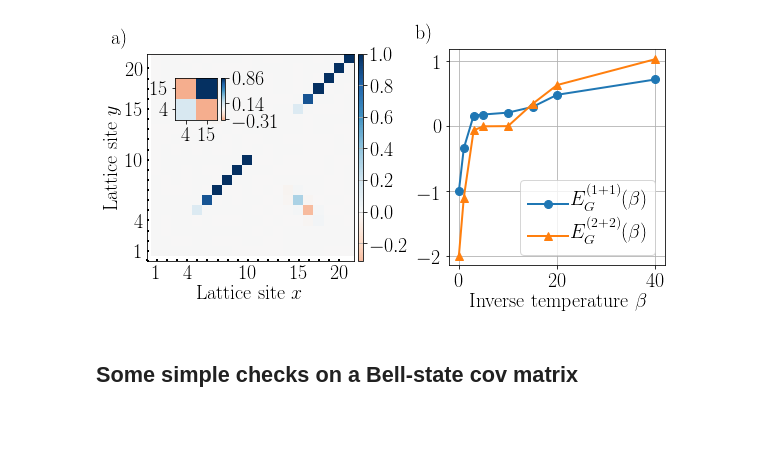
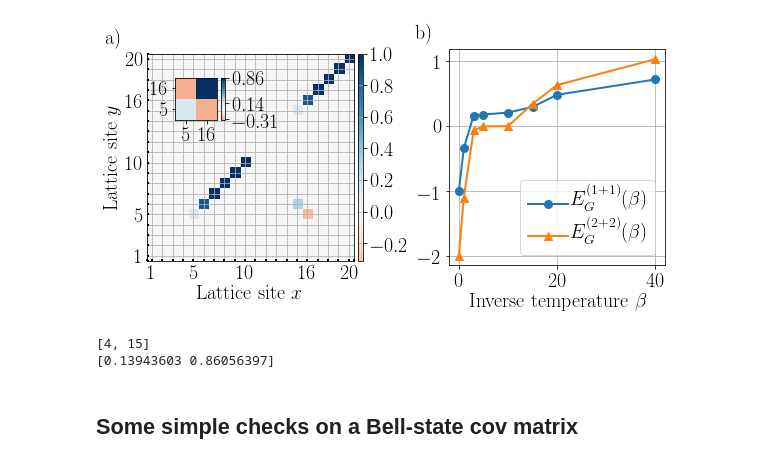
Before and after one commit to marekgluza/HoppingTomography, a Jupyter notebook: hopping_tomography/Entanglement_analysis_thermal.ipynb, the cells around one changed output. Cells and saved outputs as stored; diff of their text form; code cells hidden in the pictures; blank space fills up the shorter version.

Commit message:
fixed index labeling from np.array to lattice sites in the entanglement plot

```diff
--- a/hopping_tomography/Entanglement_analysis_thermal.ipynb
+++ b/hopping_tomography/Entanglement_analysis_thermal.ipynb
@@ -302,46 +302,56 @@ plt.ylim((1,L))
 plt.xlabel( 'Lattice site $x$' )
 plt.ylabel( 'Lattice site $y$' )
 
-ticks = range(L)
-tick_labels = ['']*(L)
+ticks = np.append(0,np.linspace(0.5,L-.5,L))
+ticks = np.append(ticks,L)
+tick_labels = ['']*(len(ticks))
+
 tick_labels[1] = 1
-tick_labels[ab[0]] = ab[0]
-tick_labels[ab[1]] = ab[1]
+tick_labels[ab[0]+1] = ab[0]+1 #these are matrix indices 0..L-1 so translate to lattice sites
+tick_labels[ab[1]+1] = ab[1]+1
+tick_labels[1] = 1
 tick_labels[int(L/2)] = int(L/2)
-tick_labels[-1] = L
-ticks = range(L)
-plt.xticks(np.array(ticks)-L/(L+1)+.5,tick_labels)
-plt.yticks(np.array(ticks)-L/(L+1)+.5,tick_labels)
+tick_labels[-2] = L
+plt.grid()
+plt.xticks(np.array(ticks),tick_labels)
+plt.yticks(np.array(ticks),tick_labels)
 
 plt.tick_params(direction='in', length=2, width=2, colors='k')
 
 divider = make_axes_locatable( ax2 )
 cax_cov_rec = divider.append_axes("right", size="2.5%", pad=0.05)
 
 cbar = plt.colorbar( im_cov_X, cax = cax_cov_rec )
 range_plot = np.max( np.abs( cov_X ) )
 cbar.set_clim( -range_plot, range_plot )
 plt.grid()
 #inset
 inset = fig.add_axes( [ inset_pos_x, inset_pos_y, inset_width, inset_height ] )
 im2 = inset.imshow( cov_sub, extent = [ 1, 2,2, 1], cmap='RdBu', aspect='equal', interpolation = None)
 plt.xlim((1,2))
 plt.ylim((1,2))
-plt.xticks( [1.25,1.75], ab )
-plt.yticks( [1.25,1.75], ab )
+AB = [ a+1 for a in ab ]
+plt.xticks( [1.25,1.75], AB )
+plt.yticks( [1.25,1.75], AB )
 
 divider2 = make_axes_locatable(inset)
 cax_cov_rec2 = divider2.append_axes("right", size="10%", pad=0.05)
 cbar2 = plt.colorbar(im2, cax = cax_cov_rec2 )
 range_plot = np.max( np.abs( cov_sub ) )
 cbar2.set_clim( -range_plot, range_plot )
 
 cbar2.set_ticks( [round(cov_sub[0,0],2),round(cov_sub[0,1],2),round(cov_sub[1,1],2)])
 
 plt.savefig( 'figs/thermal_entanglement_cost_L_' + str(L) + '.pdf', format='pdf')
 plt.show()
 # %% [output]
-[figure, old version]
+[figure, new version]
+# %%
+print( ab )
+print( cov_X[ab,ab])
+# %% [output]
+[4, 15]
+[0.13943603 0.86056397]
 # %% [markdown]
 ## Some simple checks on a Bell-state cov matrix
 # %%
```
Also changed, not shown: parts of 3 cells of this notebook.
